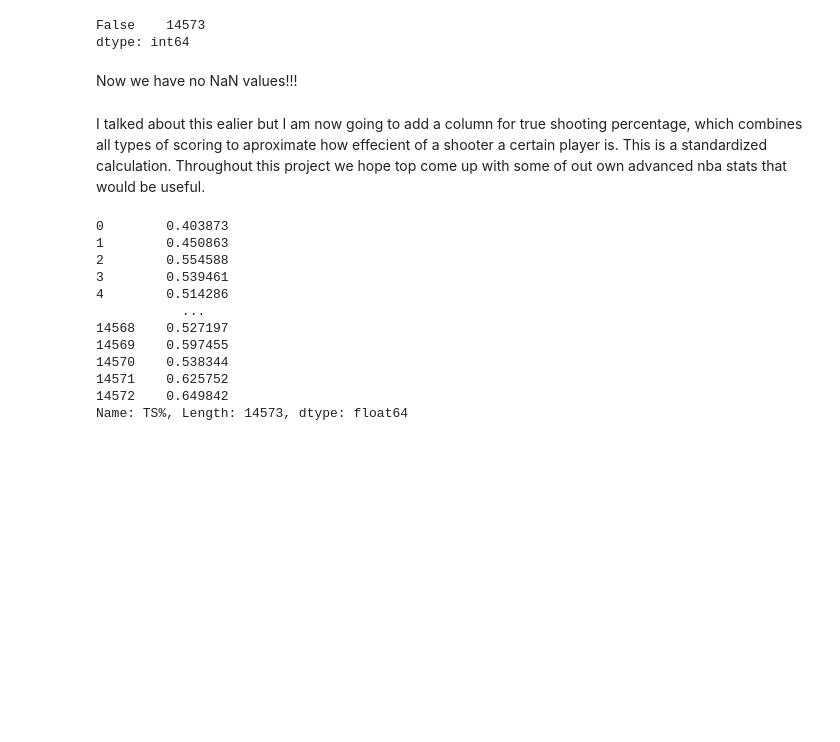
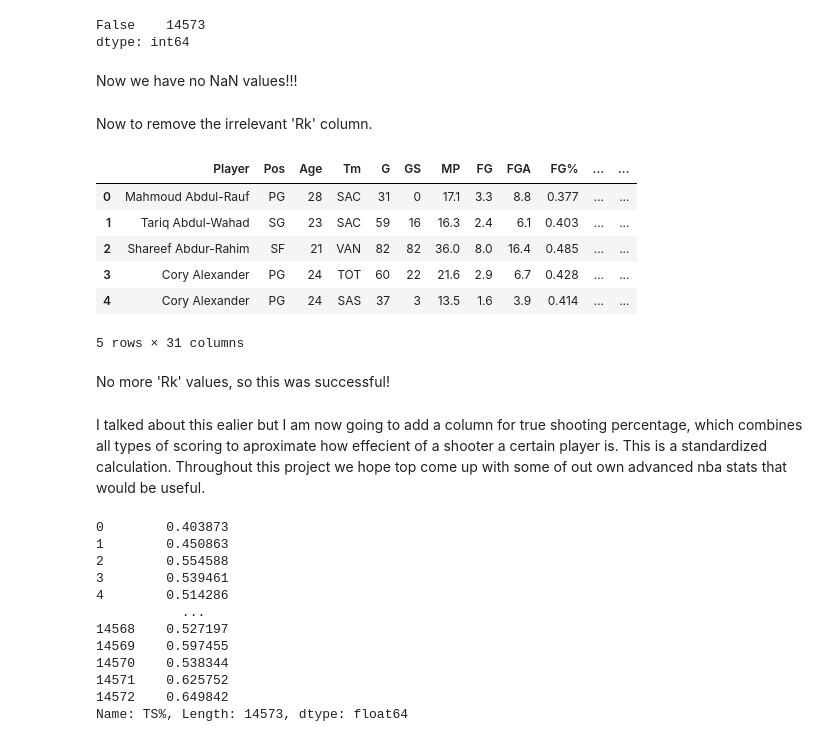
Before and after one commit to reidm340/reidm340.github.io, a Jupyter notebook: Millers'_DS_Project.ipynb, the cells around one changed output. Saved outputs shown, nothing was run; the diff lists cells and outputs as text; code cells hidden in the pictures; blank space fills up the shorter version.

```diff
--- a/Millers'_DS_Project.ipynb
+++ b/Millers'_DS_Project.ipynb
@@ -152,6 +130,21 @@ False    14573
 dtype: int64
 # %% [markdown]
 Now we have no NaN values!!!
+# %% [markdown]
+Now to remove the irrelevant 'Rk' column.
+# %%
+nbaPStats.pop('Rk')
+nbaPStats.head()
+# %% [output]
+|  | Player | Pos | Age | Tm | G | GS | MP | FG | FGA | FG% | ... | ... |
+| 0 | Mahmoud Abdul-Rauf | PG | 28 | SAC | 31 | 0 | 17.1 | 3.3 | 8.8 | 0.377 | ... | ... |
+| 1 | Tariq Abdul-Wahad | SG | 23 | SAC | 59 | 16 | 16.3 | 2.4 | 6.1 | 0.403 | ... | ... |
+| 2 | Shareef Abdur-Rahim | SF | 21 | VAN | 82 | 82 | 36.0 | 8.0 | 16.4 | 0.485 | ... | ... |
+| 3 | Cory Alexander | PG | 24 | TOT | 60 | 22 | 21.6 | 2.9 | 6.7 | 0.428 | ... | ... |
+| 4 | Cory Alexander | PG | 24 | SAS | 37 | 3 | 13.5 | 1.6 | 3.9 | 0.414 | ... | ... |
+5 rows × 31 columns
+# %% [markdown]
+No more 'Rk' values, so this was successful!
 # %% [markdown]
 I talked about this ealier but I am now going to add a column for true shooting percentage, which combines all types of scoring to aproximate how effecient of a shooter a certain player is. This is a standardized calculation. Throughout this project we hope top come up with some of out own advanced nba stats that would be useful.
 # %%
```
Also changed, not shown: parts of 3 cells of this notebook.
